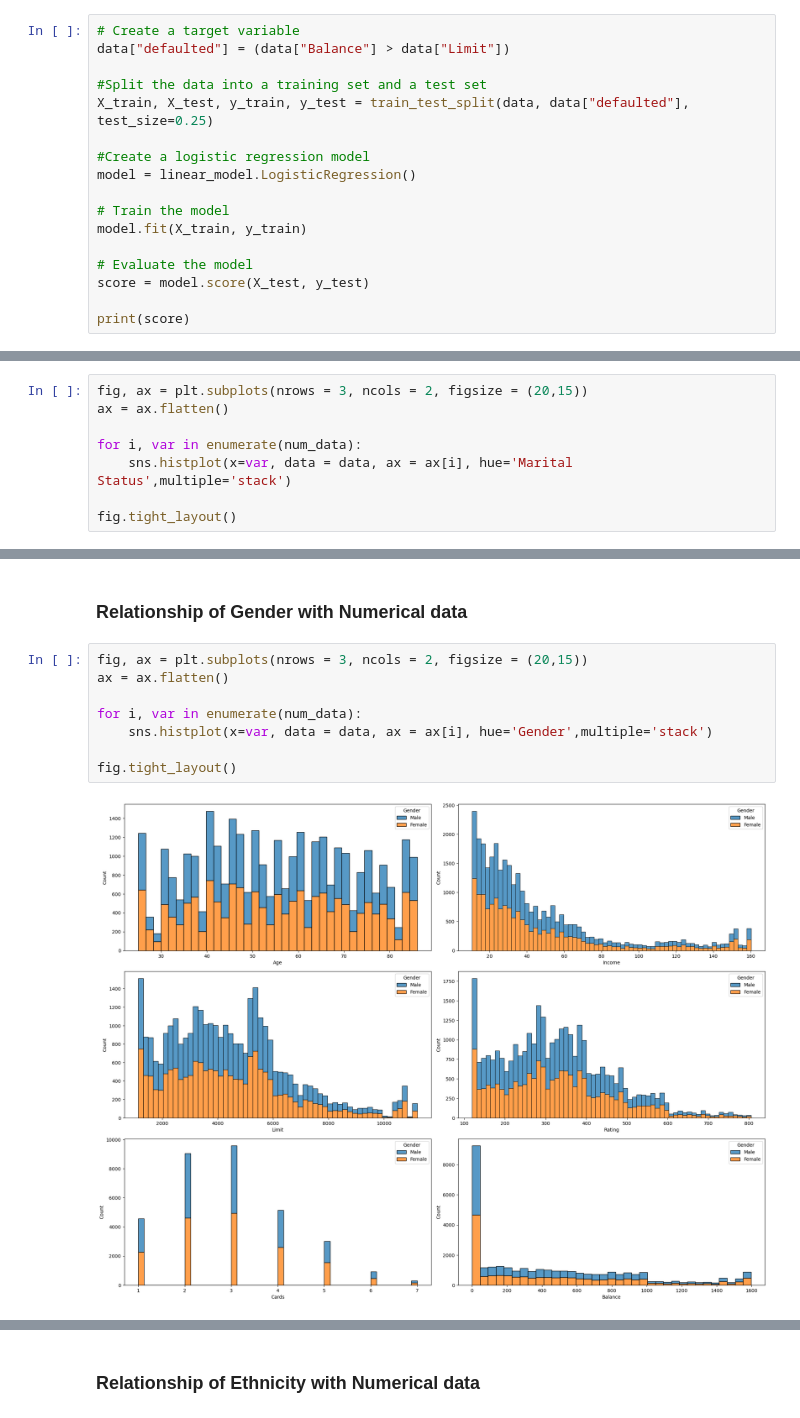
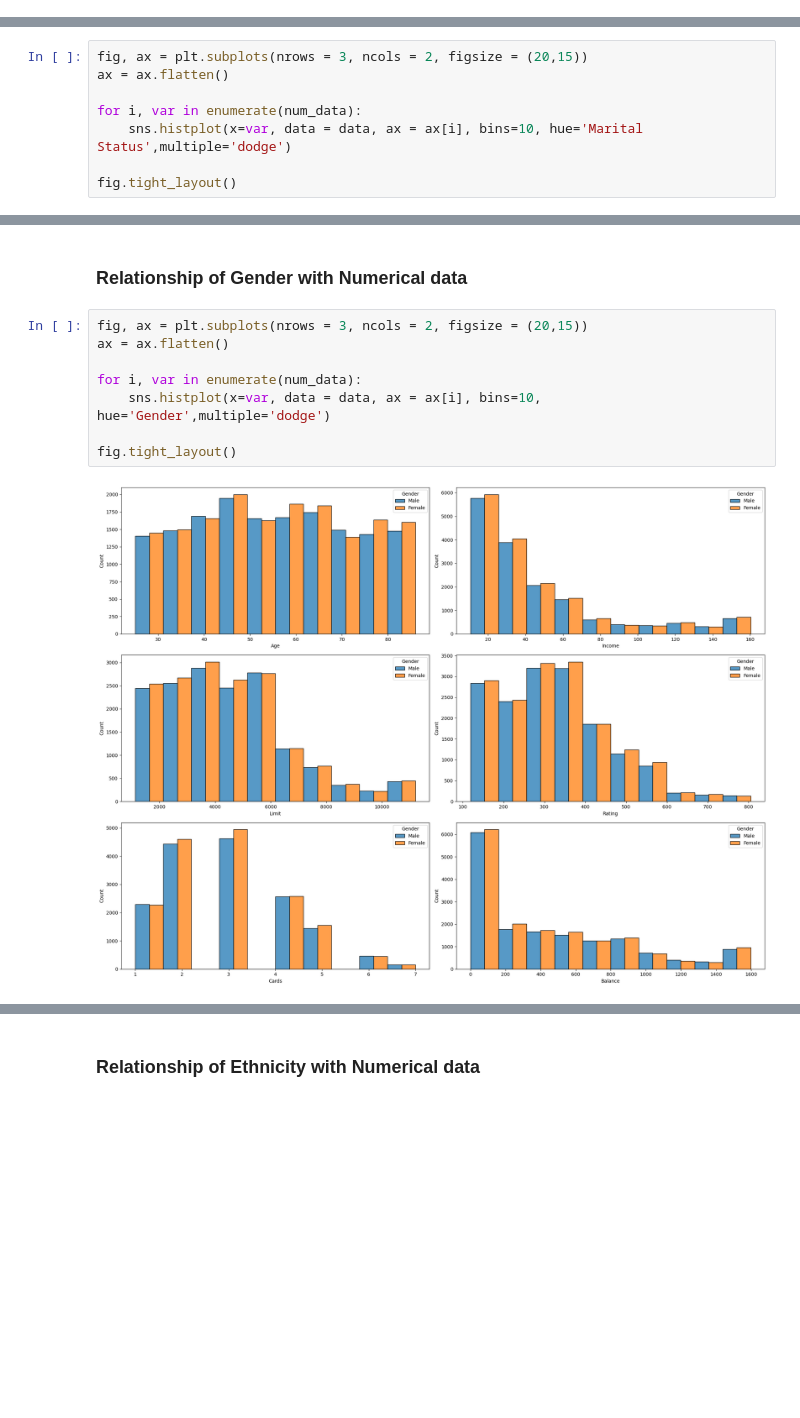
Before and after one commit to nayankm/Capstone, a Jupyter notebook: TwoDotSeven-EDA.ipynb, the cells around one changed output, grey strips where cells are left out. Cells and saved outputs as stored; diff of their text form; blank space fills up the shorter version.

```diff
--- a/TwoDotSeven-EDA.ipynb
+++ b/TwoDotSeven-EDA.ipynb
@@ -120,20 +120,3 @@ plt.show()
 # %% [markdown]
 We can infer following findings:
 <br>Credit rating and income are both positively correlated with card limit, meaning that customers with higher rating and incomes tend to have higher card limits.
-# %%
-# Create a target variable
-data["defaulted"] = (data["Balance"] > data["Limit"])
-
-#Split the data into a training set and a test set
-X_train, X_test, y_train, y_test = train_test_split(data, data["defaulted"], test_size=0.25)
-
-#Create a logistic regression model
-model = linear_model.LogisticRegression()
-
-# Train the model
-model.fit(X_train, y_train)
-
-# Evaluate the model
-score = model.score(X_test, y_test)
-
-print(score)
@@ -146,7 +127,7 @@ fig, ax = plt.subplots(nrows = 3, ncols = 2, figsize = (20,15))
 ax = ax.flatten()
 
 for i, var in enumerate(num_data):
-    sns.histplot(x=var, data = data, ax = ax[i], hue='Marital Status',multiple='stack')
+    sns.histplot(x=var, data = data, ax = ax[i], bins=10, hue='Marital Status',multiple='dodge')
 
 fig.tight_layout()
 # %% [output]
@@ -174,11 +155,11 @@ We can infer following findings:
 # %%
 fig, ax = plt.subplots(nrows = 3, ncols = 2, figsize = (20,15))
 ax = ax.flatten()
 
 for i, var in enumerate(num_data):
-    sns.histplot(x=var, data = data, ax = ax[i], hue='Gender',multiple='stack')
+    sns.histplot(x=var, data = data, ax = ax[i], bins=10, hue='Gender',multiple='dodge')
 
 fig.tight_layout()
 # %% [output]
-[figure, old version]
+[figure, new version]
 # %%
```
Also changed, not shown: parts of 32 cells of this notebook.
